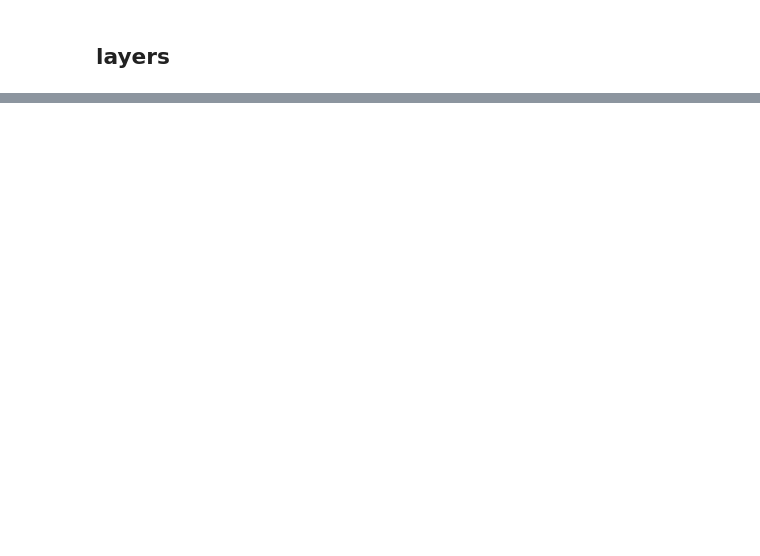
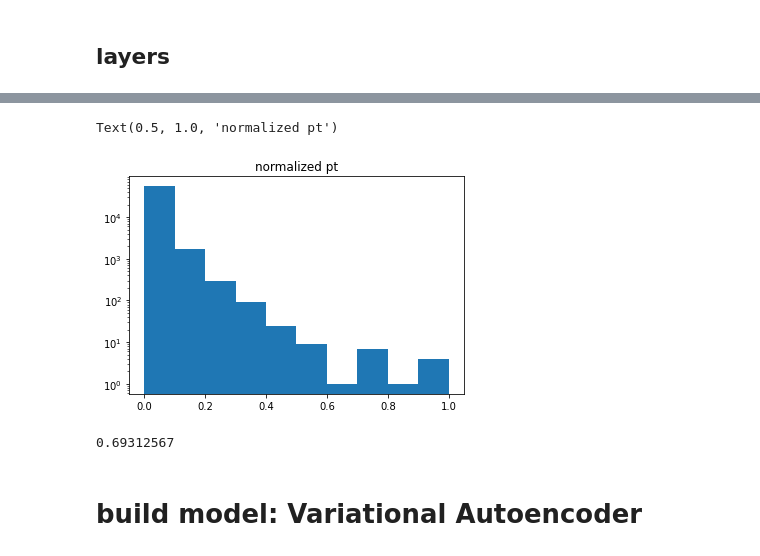
Before and after one commit to zi-bot2/ADC2021-examplecode, a Jupyter notebook: graph_vae.ipynb, the cells around one changed output, grey strips where cells are left out. Saved outputs shown, nothing was run; the diff lists cells and outputs as text; code cells hidden in the pictures; blank space fills up the shorter version.

```diff
--- a/graph_vae.ipynb
+++ b/graph_vae.ipynb
@@ -192,0 +372,9 @@ class GraphVariationalAutoencoder(GraphAutoencoder):
+# %%
+particles_signal_test = normalize_features(particles_signal_test)
+# %%
+plt.hist(particles_signal_test[:,:,0].flatten())
+plt.yscale('log')
+plt.title('normalized pt')
+# %% [output]
+Text(0.5, 1.0, 'normalized pt')
+[figure, added]
@@ -192,0 +387,6 @@ class GraphVariationalAutoencoder(GraphAutoencoder):
+# %%
+np.mean(loss_signal)
+# %% [output]
+0.69312567
+# %% [markdown]
+# build model: Variational Autoencoder
```
Also changed, not shown: parts of 64 cells of this notebook.
